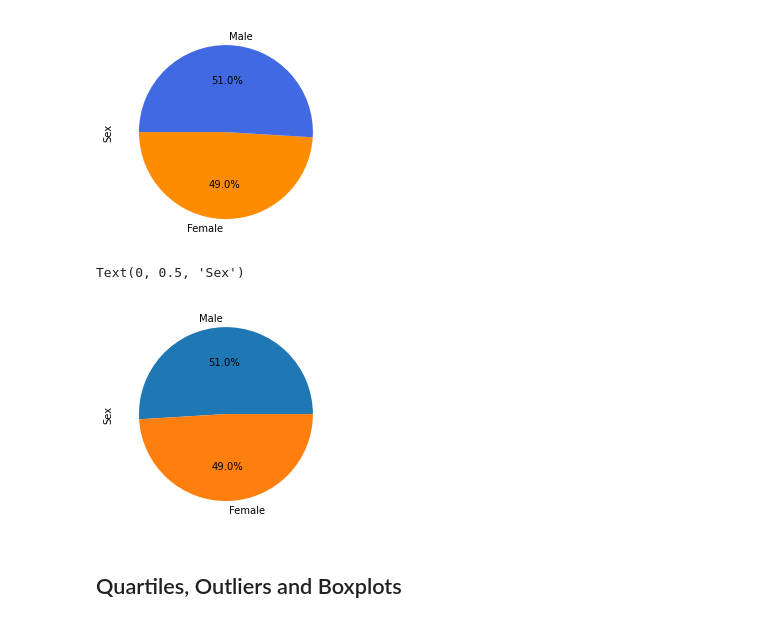
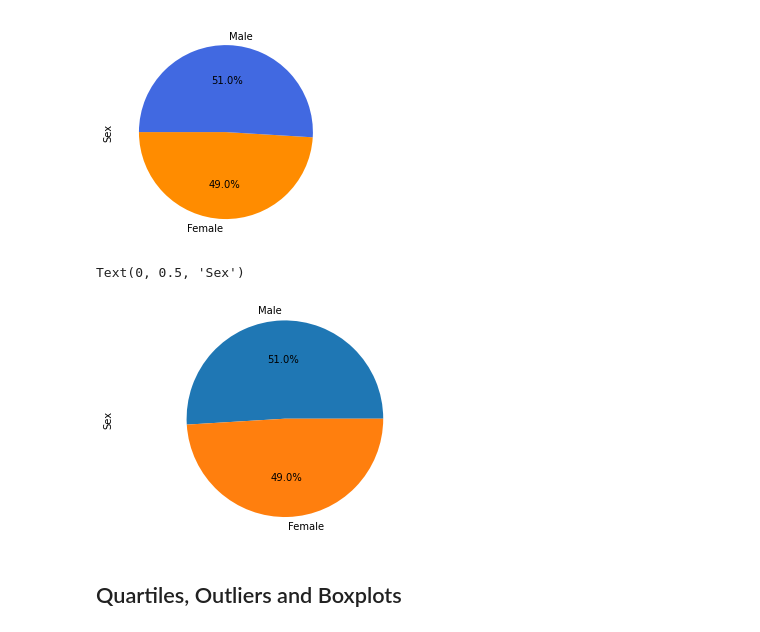
Before and after one commit to VickyL86/Data-Visualization-HWK-5, a Jupyter notebook: Pymaceuticals/pymaceuticals_starter.ipynb, the cells around one changed output. Saved outputs shown, nothing was run; the diff lists cells and outputs as text; code cells hidden in the pictures.

```diff
--- a/Pymaceuticals/pymaceuticals_starter.ipynb
+++ b/Pymaceuticals/pymaceuticals_starter.ipynb
@@ -186,13 +189,14 @@ Text(0, 0.5, 'Sex')
 [figure]
 # %%
 # Generate a pie plot showing female versus male mice using pyplot
-
+#source: class activity: 1/09-Ins_PieCharts
 sex_counts = clean_dataset_df["Sex"].value_counts()
 plt.pie(sex_counts,labels=sex_counts.index, autopct='%1.1f%%')
+plt.axis("equal")
 plt.ylabel('Sex')
 # %% [output]
 Text(0, 0.5, 'Sex')
-[figure, old version]
+[figure, new version]
 # %% [markdown]
 ## Quartiles, Outliers and Boxplots
 # %%
```
Also changed, not shown: parts of 11 cells of this notebook.
